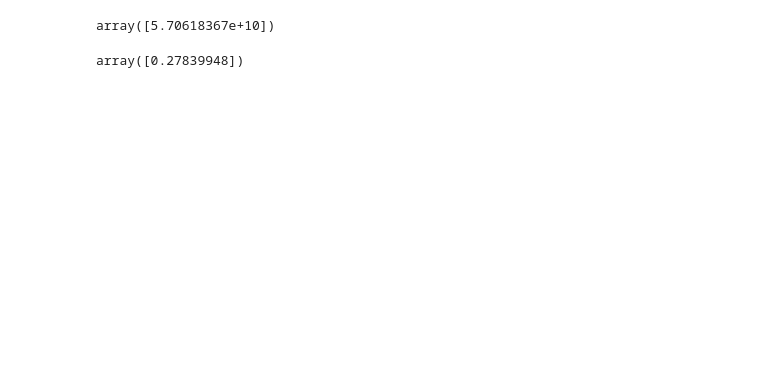
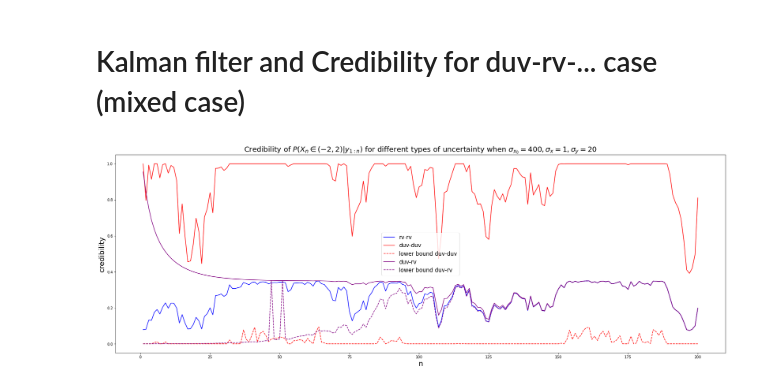
Before and after one commit to ChatchueaKimchaiwong/SMC-coding, a Jupyter notebook: nstep random walk for different type of uncertainty/nstep random walk for different type of uncertainty.ipynb, the cells around one changed output. Cells and saved outputs as stored; diff of their text form; code cells hidden in the pictures; blank space fills up the shorter version.

Commit message:
complete 3 case by adding duv-rv

```diff
--- a/nstep random walk for different type of uncertainty/nstep random walk for different type of uncertainty.ipynb
+++ b/nstep random walk for different type of uncertainty/nstep random walk for different type of uncertainty.ipynb
@@ -159,6 +128,7 @@ NameError: name 'sig' is not defined
+# %% [markdown]
+# Kalman filter and Credibility for duv-rv-... case (mixed case)
 # %%
 #mean and variance of using KF with p(x1|x0)
-n=100
 # Predictx1 p(x1|x0) = N(x1;Fx0,sigx^2)
 mp = [[Symbol('x')]] #m1|0
 Pp = np.zeros((xdim, xdim, n))
@@ -188,3 +158,31 @@ for k in np.arange(1,n):
     else:
         mu.append(mp[k])
         Pu[:, :, k] = Pp[:, :, k]
+
+#coefficient and remainder of x0 for mean of every time step
+#m = coef*x0 + rem
+Coef =[]
+Rem = []
+for i in np.arange(n):
+    coef = mu[i][0].diff(Symbol('x'))
+    rem = mu[i][0] - (coef*Symbol('x'))
+    Coef.append(float(coef))
+    Rem.append(float(rem))
+
+C = [] #maximum argument
+D = [] #maxumum value of function = credibility duv-rv case
+for i in np.arange(n):
+    def f(x):
+        return (math.exp((-1/(2*P0))*((x-m0)**2 )))* (norm(Coef[i]*x + Rem[i], Pu[0][0][i]**0.5).cdf(b) -
+                                                      norm(Coef[i]*x + Rem[i], Pu[0][0][i]**0.5).cdf(a))
+    j = minimize(lambda x: -f(x),a).x   #try to find how to set initial guess? #set intial guess =a
+    C.append(j)
+    D.append(f(j))
+
+Y = [] #lower bound for credibility duv-rv case
+for i in np.arange(n):
+    def f(x):
+        return 1- ((math.exp((-1/(2*P0))*((x-m0)**2 )))* (1 - norm(Coef[i]*x + Rem[i], Pu[0][0][i]**0.5).cdf(b) +
+                                                          norm(Coef[i]*x + Rem[i], Pu[0][0][i]**0.5).cdf(a)))
+    j = minimize(f,a).x   #try to find how to set initial guess? #set intial guess =a if set a+b/2 will stuck at local min
+    Y.append(f(j))
@@ -201,12 +189,14 @@ for i in np.arange(n):
-# %%
-from scipy.optimize import minimize
-def f(x): return Coef[0]*x + Rem[0]
-minimize(lambda x: -f(x), 0).x
-# %% [output]
-array([5.70618367e+10])
-# %%
-def f(x):
-        return (math.exp((-1/(2*i**2))*((x-7)**2 )))* (norm(Coef[0]*x + Rem[0], 5).cdf(b) - norm(x, 5).cdf(a))
-minimize(lambda x: -f(x),a).x
-# %% [output]
-array([0.27839948])
+# %%
+plt.figure(figsize=(30,10))
+plt.title("Credibility of $P(X_n \in (-2,2)| y_{1:n})$ for different types of uncertainty when $\sigma_{x_{0}} = 400, \sigma_{x}=1,\sigma_{y}=20$", fontsize = 20)
+plt.xlabel('n',fontsize=20)
+plt.ylabel('credibility', fontsize=20)
+plt.plot(np.arange(start=1, stop=n+1, step=1),cred,linestyle='-',color='blue',label='rv-rv')
+plt.plot(np.arange(start=1, stop=n+1, step=1),B,linestyle='-',color='red',label='duv-duv')
+plt.plot(np.arange(start=1, stop=n+1, step=1),X,linestyle='--',color='red',label='lower bound duv-duv')
+plt.plot(np.arange(start=1, stop=n+1, step=1),D,linestyle='-',color='purple',label='duv-rv')
+plt.plot(np.arange(start=1, stop=n+1, step=1),Y,linestyle='--',color='purple',label='lower bound duv-rv')
+plt.legend(loc='best',fontsize=15)
+plt.show()
+# %% [output]
+[figure, added]
```
Also changed, not shown: parts of 5 cells of this notebook.
